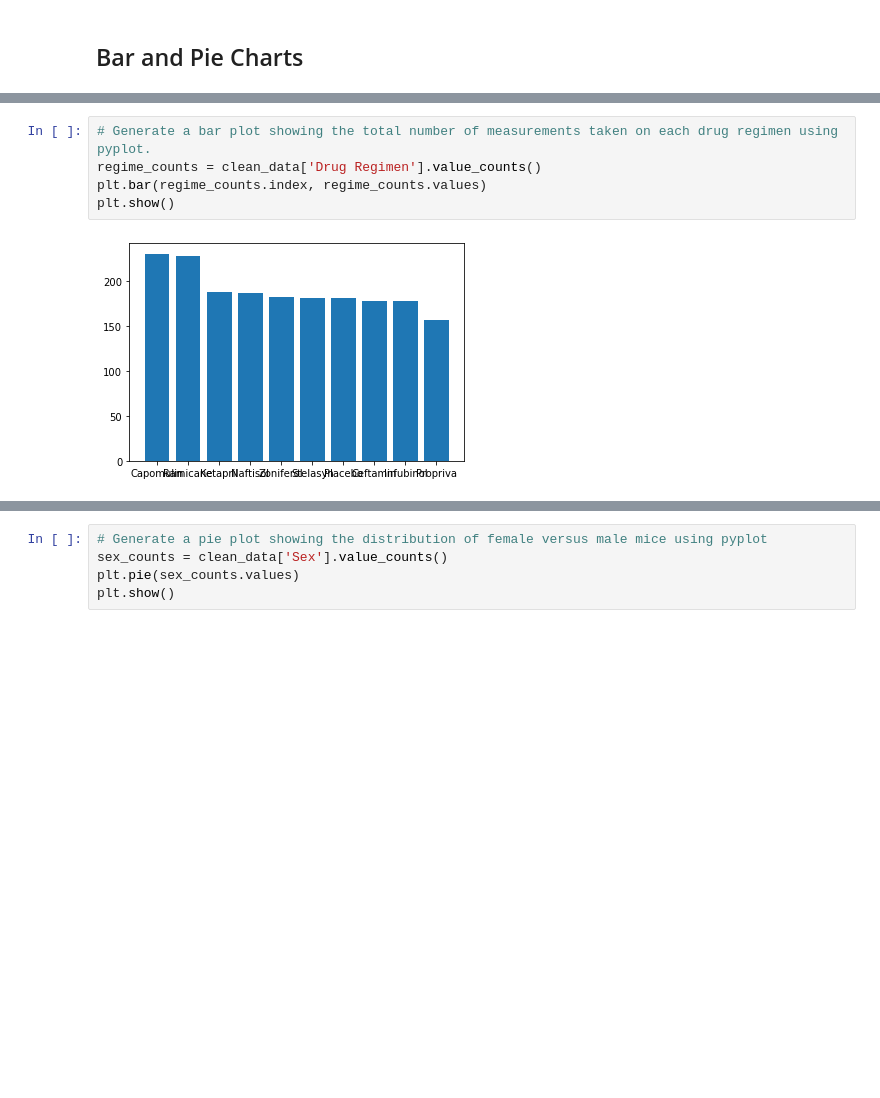
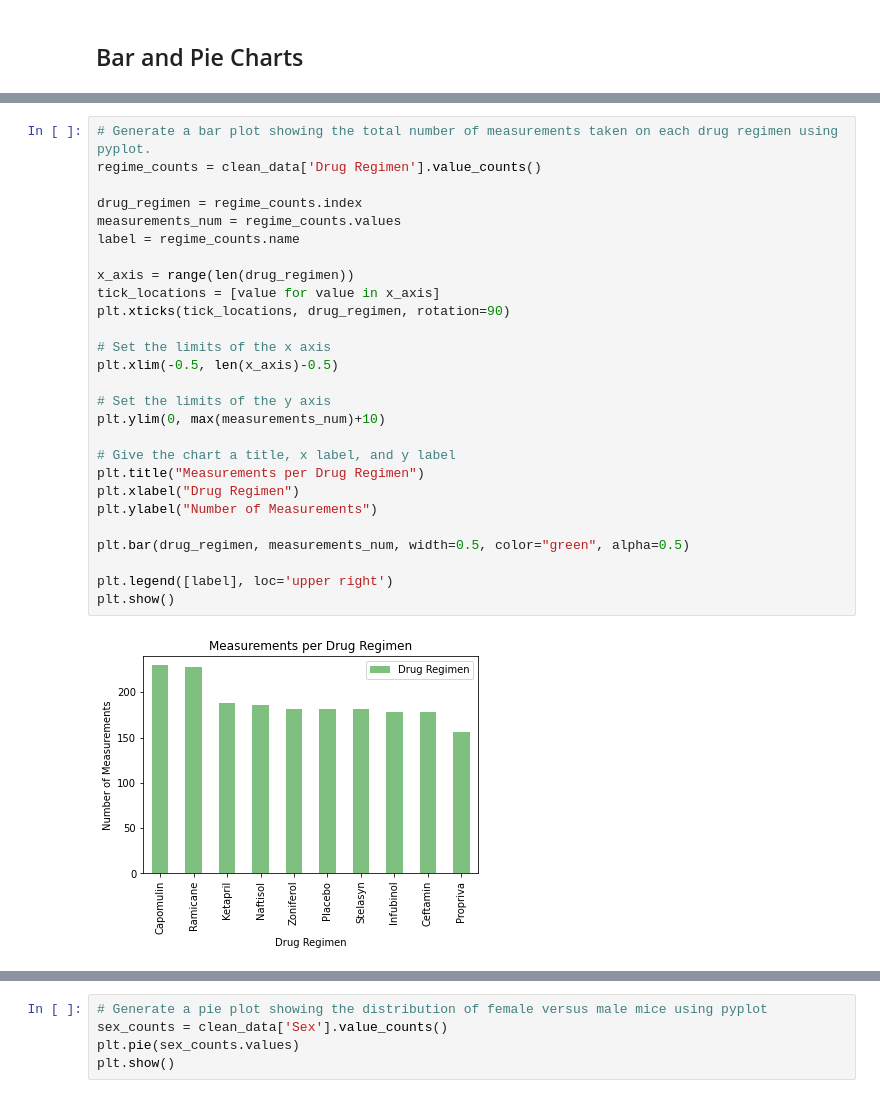
Before and after one commit to rperezme-data/DAB_H05_Matplotlib-challenge, a Jupyter notebook: Pymaceuticals/main.ipynb, the cells around one changed output, grey strips where cells are left out. Saved outputs shown, nothing was run; the diff lists cells and outputs as text; blank space fills up the shorter version.

```diff
--- a/Pymaceuticals/main.ipynb
+++ b/Pymaceuticals/main.ipynb
@@ -147,10 +153,32 @@ pd.DataFrame(clean_data['Drug Regimen'].value_counts()).plot(kind="bar")
-# %%
-# Generate a bar plot showing the total number of measurements taken on each drug regimen using pyplot.
-regime_counts = clean_data['Drug Regimen'].value_counts()
-plt.bar(regime_counts.index, regime_counts.values)
-plt.show()
-# %% [output]
-[figure, removed]
+# %%
+# Generate a bar plot showing the total number of measurements taken on each drug regimen using pyplot.
+regime_counts = clean_data['Drug Regimen'].value_counts()
+
+drug_regimen = regime_counts.index
+measurements_num = regime_counts.values
+label = regime_counts.name
+
+x_axis = range(len(drug_regimen))
+tick_locations = [value for value in x_axis]
+plt.xticks(tick_locations, drug_regimen, rotation=90)
+
+# Set the limits of the x axis
+plt.xlim(-0.5, len(x_axis)-0.5)
+
+# Set the limits of the y axis
+plt.ylim(0, max(measurements_num)+10)
+
+# Give the chart a title, x label, and y label
+plt.title("Measurements per Drug Regimen")
+plt.xlabel("Drug Regimen")
+plt.ylabel("Number of Measurements")
+
+plt.bar(drug_regimen, measurements_num, width=0.5, color="green", alpha=0.5)
+
+plt.legend([label], loc='upper right')
+plt.show()
+# %% [output]
+[figure, added]
 # %%
 # Generate a pie plot showing the distribution of female versus male mice using pandas
 pd.DataFrame(clean_data['Sex'].value_counts()).plot(kind='pie', y='Sex')
```
Also changed, not shown: parts of 7 cells of this notebook.
